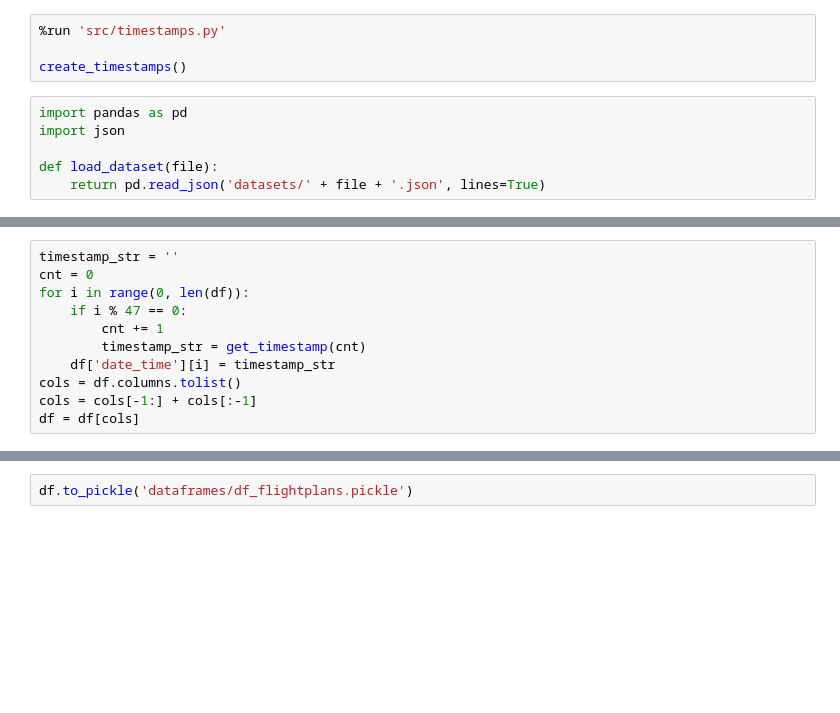
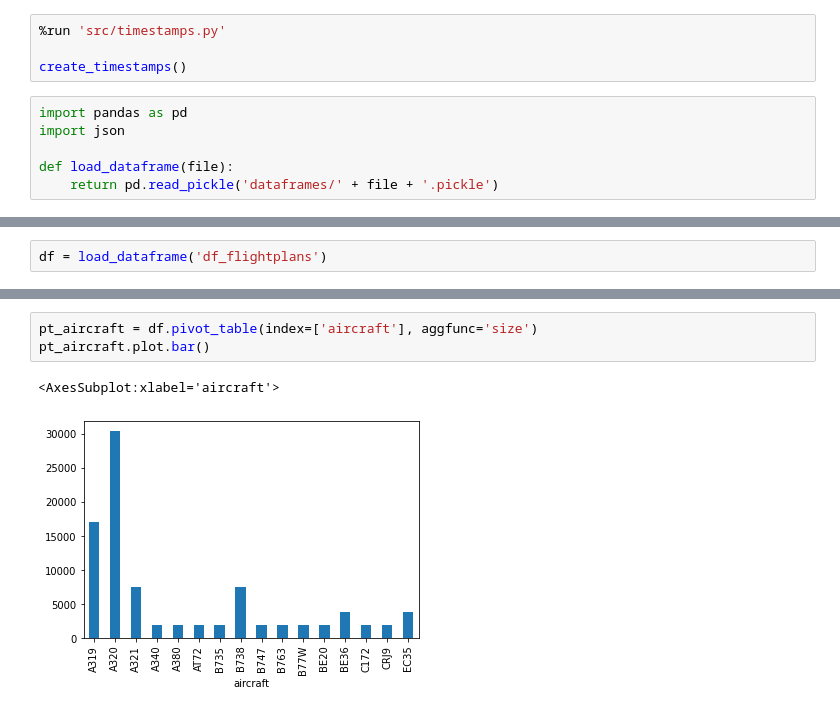
Before and after one commit to piuswalter/Big-Data-Analytics, a Jupyter notebook: analyze_flightplans.ipynb, the cells around one changed output, grey strips where cells are left out. Saved outputs shown, nothing was run; the diff lists cells and outputs as text; blank space fills up the shorter version.

Commit message:
Updated Jupyter Notebook for analyzing flightplans dataset

```diff
--- a/analyze_flightplans.ipynb
+++ b/analyze_flightplans.ipynb
@@ -11,5 +11,5 @@ create_timestamps()
 import pandas as pd
 import json
 
-def load_dataset(file):
-    return pd.read_json('datasets/' + file + '.json', lines=True)
+def load_dataframe(file):
+    return pd.read_pickle('dataframes/' + file + '.pickle')
@@ -79,3 +16,5 @@ df['date_time'] = ''
+# %%
+df = load_dataframe('df_flightplans')
 # %%
 df
 # %% [output]
@@ -94,12 +33 @@ df
 89348 rows × 16 columns
-# %%
-timestamp_str = ''
-cnt = 0
-for i in range(0, len(df)):
-    if i % 47 == 0:
-        cnt += 1
-        timestamp_str = get_timestamp(cnt)
-    df['date_time'][i] = timestamp_str
-cols = df.columns.tolist()
-cols = cols[-1:] + cols[:-1]
-df = df[cols]
@@ -127,2 +34,6 @@ df
-# %%
-df.to_pickle('dataframes/df_flightplans.pickle')
+# %%
+pt_aircraft = df.pivot_table(index=['aircraft'], aggfunc='size')
+pt_aircraft.plot.bar()
+# %% [output]
+<AxesSubplot:xlabel='aircraft'>
+[figure, added]
```
Also changed, not shown: parts of 14 cells of this notebook.
